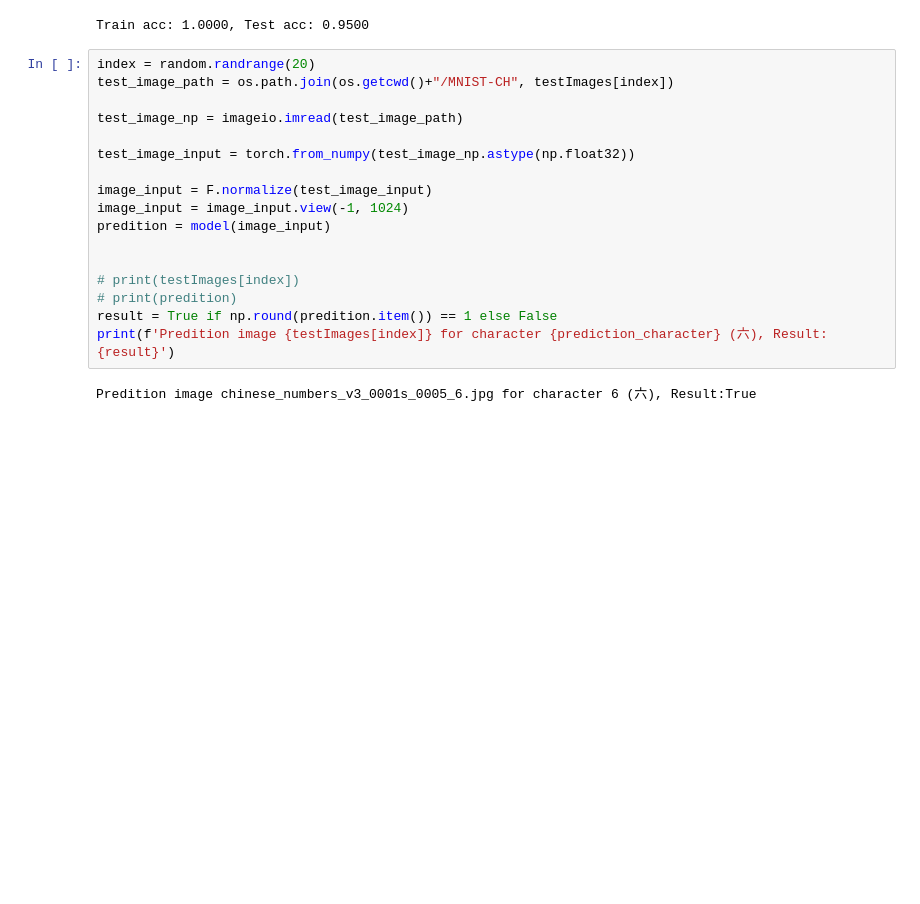
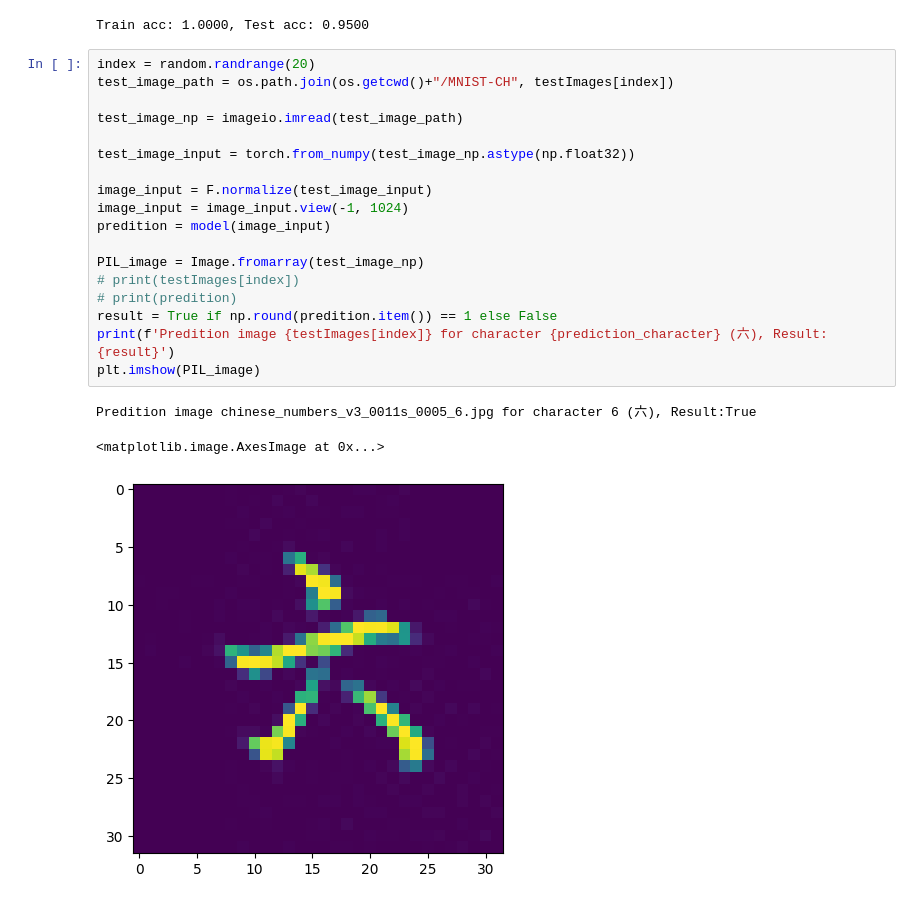
Before and after one commit to TomDDH/pytorch-linear-classification, a Jupyter notebook: main.ipynb, the cells around one changed output. Saved outputs shown, nothing was run; the diff lists cells and outputs as text; blank space fills up the shorter version.

Commit message:
add image show

```diff
--- a/main.ipynb
+++ b/main.ipynb
@@ -191,19 +193,22 @@ Train acc: 1.0000, Test acc: 0.9500
 # %%
 index = random.randrange(20)
 test_image_path = os.path.join(os.getcwd()+"/MNIST-CH", testImages[index])
 
 test_image_np = imageio.imread(test_image_path)
 
 test_image_input = torch.from_numpy(test_image_np.astype(np.float32))
 
 image_input = F.normalize(test_image_input)
 image_input = image_input.view(-1, 1024)
 predition = model(image_input)
 
-
+PIL_image = Image.fromarray(test_image_np)
 # print(testImages[index])
 # print(predition)
 result = True if np.round(predition.item()) == 1 else False
 print(f'Predition image {testImages[index]} for character {prediction_character} (六), Result:{result}')
+plt.imshow(PIL_image)
 # %% [output]
-Predition image chinese_numbers_v3_0001s_0005_6.jpg for character 6 (六), Result:True
+Predition image chinese_numbers_v3_0011s_0005_6.jpg for character 6 (六), Result:True
+<matplotlib.image.AxesImage at 0x...>
+[figure, added]
```
Also changed, not shown: parts of 3 cells of this notebook.
